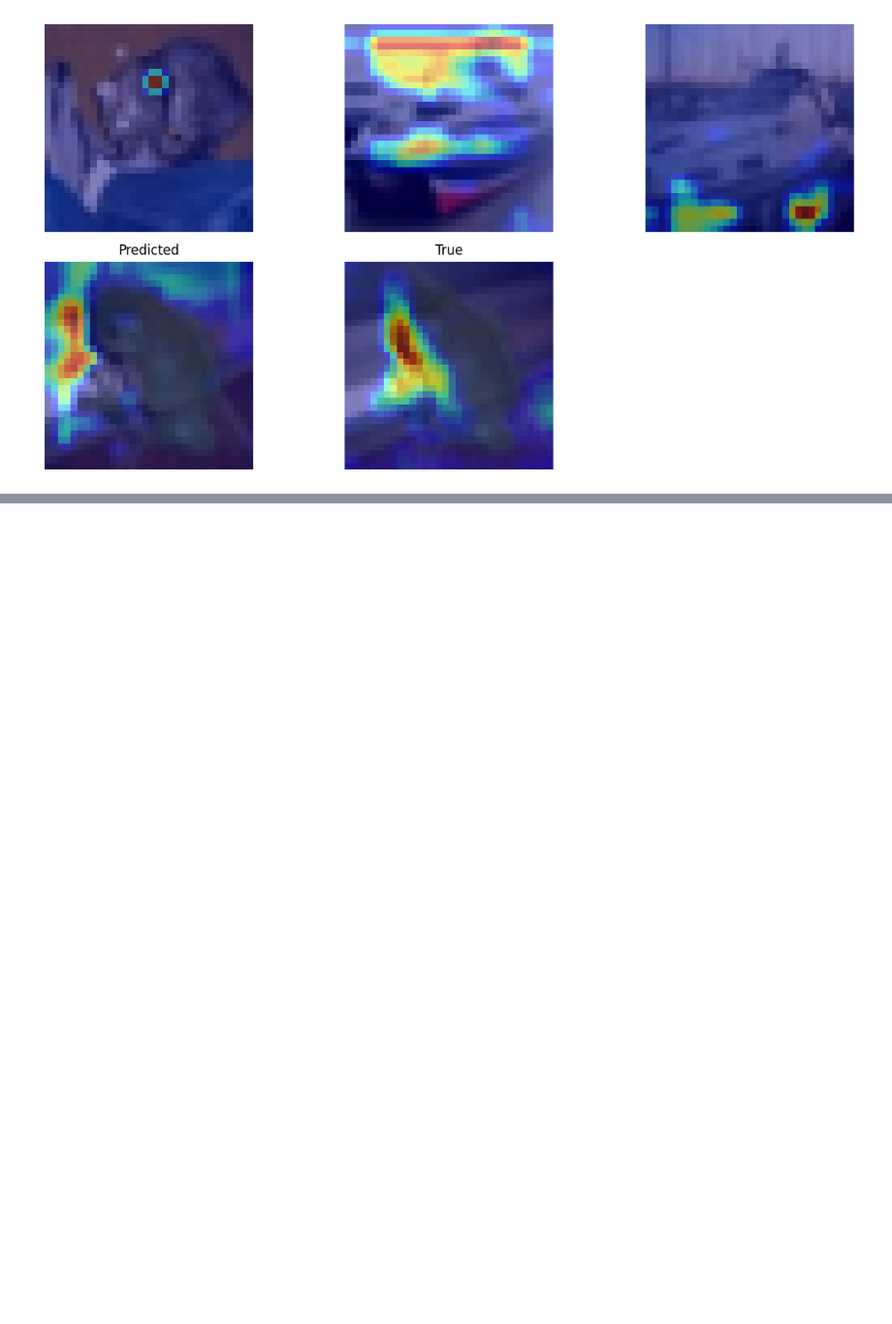
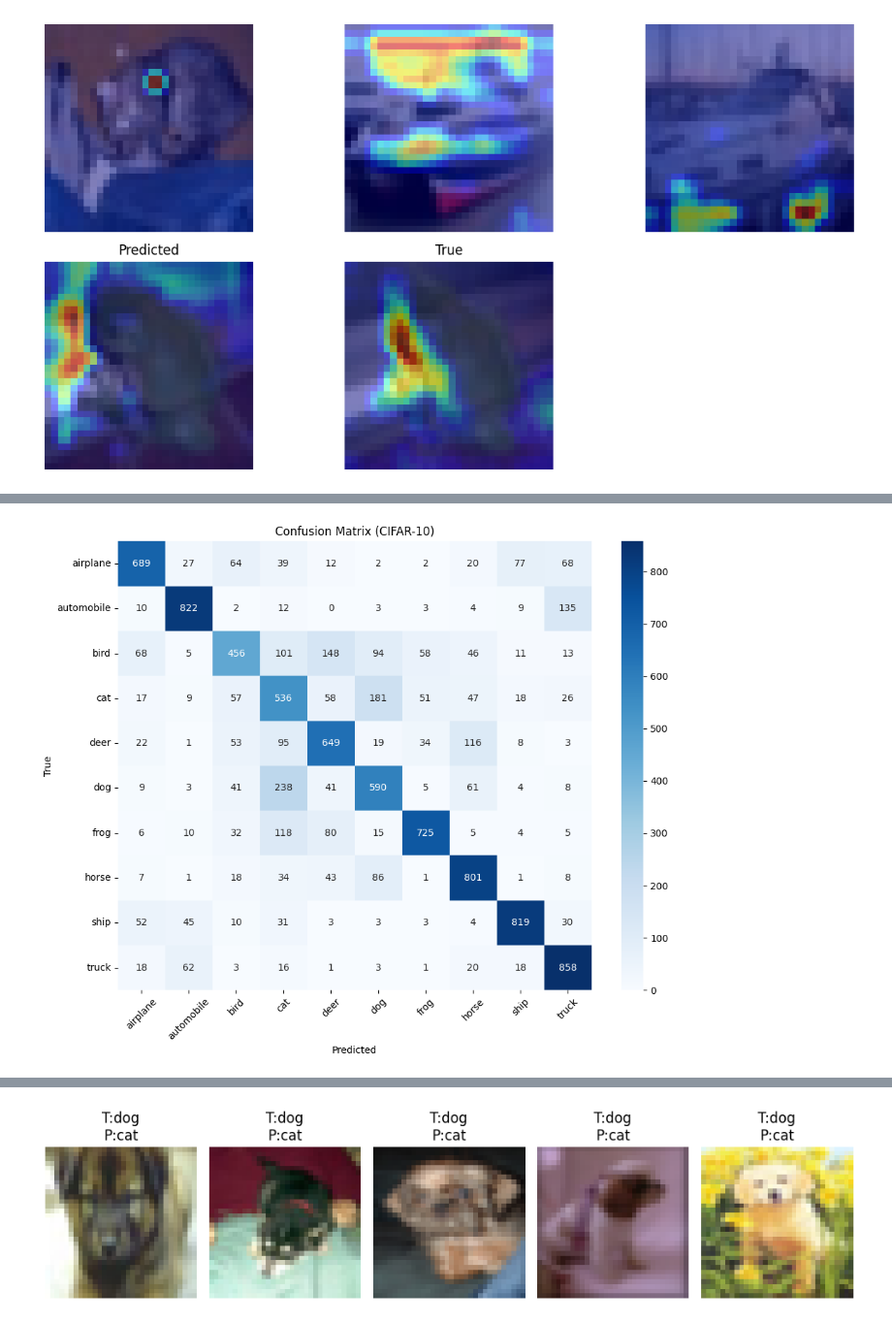
Before and after one commit to ratnesh44/cnn, a Jupyter notebook: Untitled0.ipynb, the cells around one changed output, grey strips where cells are left out. Shown at 97% size. Drawn from its saved outputs; the diff is of its cells as text; code cells hidden in the pictures; blank space fills up the shorter version.

Commit message:
Add confusion matrix, classification report, and analysis of best/worst classes with most confused pair and misclassified examples

```diff
--- a/Untitled0.ipynb
+++ b/Untitled0.ipynb
@@ -1359,0 +1362,77 @@ plt.show()
+# %%
+import numpy as np
+import matplotlib.pyplot as plt
+import seaborn as sns
+from sklearn.metrics import confusion_matrix, classification_report
+
+class_names = ['airplane','automobile','bird','cat','deer',
+               'dog','frog','horse','ship','truck']
+
+preds = model.predict(x_test_cifar_p)
+y_pred = np.argmax(preds, axis=1)
+y_true = np.argmax(y_test_cifar_p, axis=1)
+
+cm = confusion_matrix(y_true, y_pred)
+
+plt.figure(figsize=(10,8))
+sns.heatmap(cm, annot=True, fmt='d', cmap='Blues',
+            xticklabels=class_names,
+            yticklabels=class_names)
+
+plt.xlabel("Predicted")
+plt.ylabel("True")
+plt.title("Confusion Matrix (CIFAR-10)")
+plt.xticks(rotation=45)
+plt.yticks(rotation=0)
+
+plt.tight_layout()
+plt.savefig("confusion_matrix.png")
+plt.show()
+
+report = classification_report(y_true, y_pred, target_names=class_names)
+print(report)
+
+report_dict = classification_report(y_true, y_pred, target_names=class_names, output_dict=True)
+
+f1_scores = {cls: report_dict[cls]['f1-score'] for cls in class_names}
+
+best_class = max(f1_scores, key=f1_scores.get)
+worst_class = min(f1_scores, key=f1_scores.get)
+
+print("\nHighest F1-score class:", best_class)
+print("Lowest F1-score class:", worst_class)
+
+cm_no_diag = cm.copy()
+np.fill_diagonal(cm_no_diag, 0)
+
+pairs = []
+for i in range(10):
+    for j in range(10):
+        if cm_no_diag[i,j] > 0:
+            pairs.append(((class_names[i], class_names[j]), cm_no_diag[i,j]))
+
+pairs_sorted = sorted(pairs, key=lambda x: x[1], reverse=True)
+
+print("\nTop 2 confused pairs:")
+for p in pairs_sorted[:2]:
+    print(p)
+
+most_confused_pair = pairs_sorted[0][0]
+
+true_cls = class_names.index(most_confused_pair[0])
+pred_cls = class_names.index(most_confused_pair[1])
+
+indices = np.where((y_true == true_cls) & (y_pred == pred_cls))[0]
+
+plt.figure(figsize=(10,5))
+
+for i in range(min(5, len(indices))):
+    idx = indices[i]
+    plt.subplot(1,5,i+1)
+    plt.imshow(x_test_cifar_p[idx])
+    plt.title(f"T:{class_names[y_true[idx]]}\nP:{class_names[y_pred[idx]]}")
+    plt.axis('off')
+
+plt.tight_layout()
+plt.show()
+# %% [output]
@@ -1359,0 +1440 @@ plt.show()
+[figure, added]
@@ -1359,0 +1458 @@ plt.show()
+[figure, added]
```
Also changed, not shown: parts of 9 cells of this notebook.
